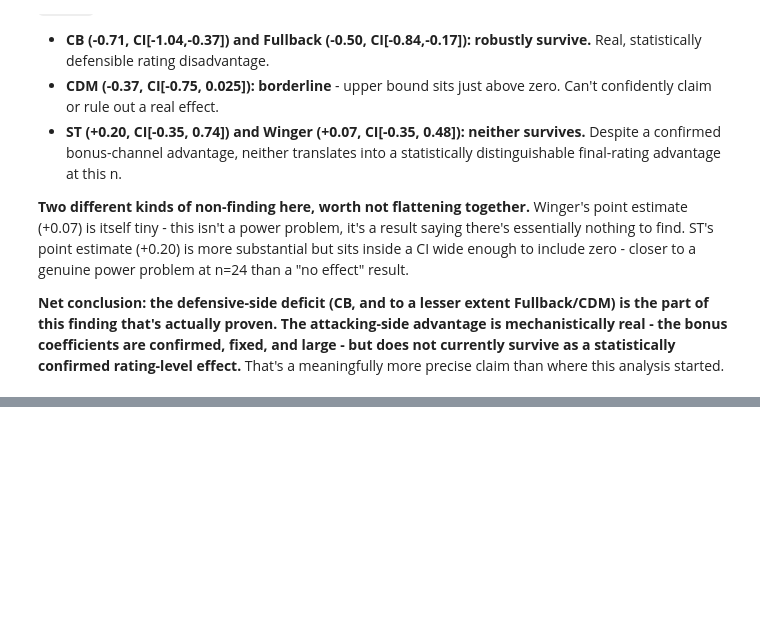
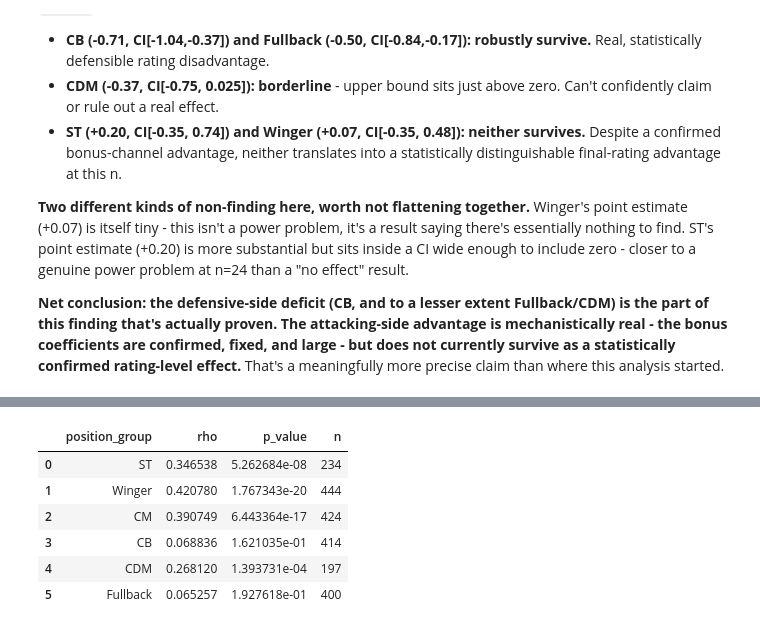
Before and after one commit to Kaziksobo/Gaffers-Clipboard, a Jupyter notebook: workshop/ratings_validation/rating_scale_comparability.ipynb, the cells around one changed output, grey strips where cells are left out. Saved outputs shown, nothing was run; the diff lists cells and outputs as text; code cells hidden in the pictures; blank space fills up the shorter version.

```diff
--- a/workshop/ratings_validation/rating_scale_comparability.ipynb
+++ b/workshop/ratings_validation/rating_scale_comparability.ipynb
@@ -44,7 +44,7 @@ project_root = Path("..").resolve().parent
 if str(project_root) not in sys.path:
     sys.path.append(str(project_root))
 
-matches_path = project_root / "data" / "valencia_cf_1" / "matches.json"
+matches_path = project_root / "tests" / "fixtures" / "full_example_data" / "data" / "valencia_cf_1" / "matches.json"
 
 from src.services.analytics.match_ratings_service import MatchRatingsService
 # %%
@@ -532,0 +588,33 @@ where this analysis started.
+# %%
+team_context_records = []
+for match in data:
+    match_overview = match['data']
+    is_valencia_home = match_overview['home_team_name'] == "Valencia CF"
+    val_goals_for = match_overview['home_score'] if is_valencia_home else match_overview['away_score']
+    val_goals_against = match_overview['away_score'] if is_valencia_home else match_overview['home_score']
+    val_xg_for = match_overview['home_stats']['xg'] if is_valencia_home else match_overview['away_stats']['xg']
+    val_xg_against = match_overview['away_stats']['xg'] if is_valencia_home else match_overview['home_stats']['xg']
+    team_context_records.append({
+        'match_id': match['id'],
+        'goal_difference': val_goals_for - val_goals_against,
+        'xg_differential': val_xg_for - val_xg_against,
+    })
+team_context_df = pd.DataFrame(team_context_records)
+
+decomp_with_context = decomp_df.merge(team_context_df, on='match_id', how='left')
+
+context_correlations = []
+for group in ['ST', 'Winger', 'CM', 'CB', 'CDM', 'Fullback']:
+    sub = decomp_with_context[decomp_with_context['position_group'] == group]
+    rho, p = stats.spearmanr(sub['non_scoring_raw_score'], sub['xg_differential'])
+    context_correlations.append({'position_group': group, 'rho': rho, 'p_value': p, 'n': len(sub)})
+
+pd.DataFrame(context_correlations)
+# %% [output]
+|  | position_group | rho | p_value | n |
+| 0 | ST | 0.346538 | 5.262684e-08 | 234 |
+| 1 | Winger | 0.420780 | 1.767343e-20 | 444 |
+| 2 | CM | 0.390749 | 6.443364e-17 | 424 |
+| 3 | CB | 0.068836 | 1.621035e-01 | 414 |
+| 4 | CDM | 0.268120 | 1.393731e-04 | 197 |
+| 5 | Fullback | 0.065257 | 1.927618e-01 | 400 |
```
Also changed, not shown: parts of 6 cells of this notebook, 7 other files.
